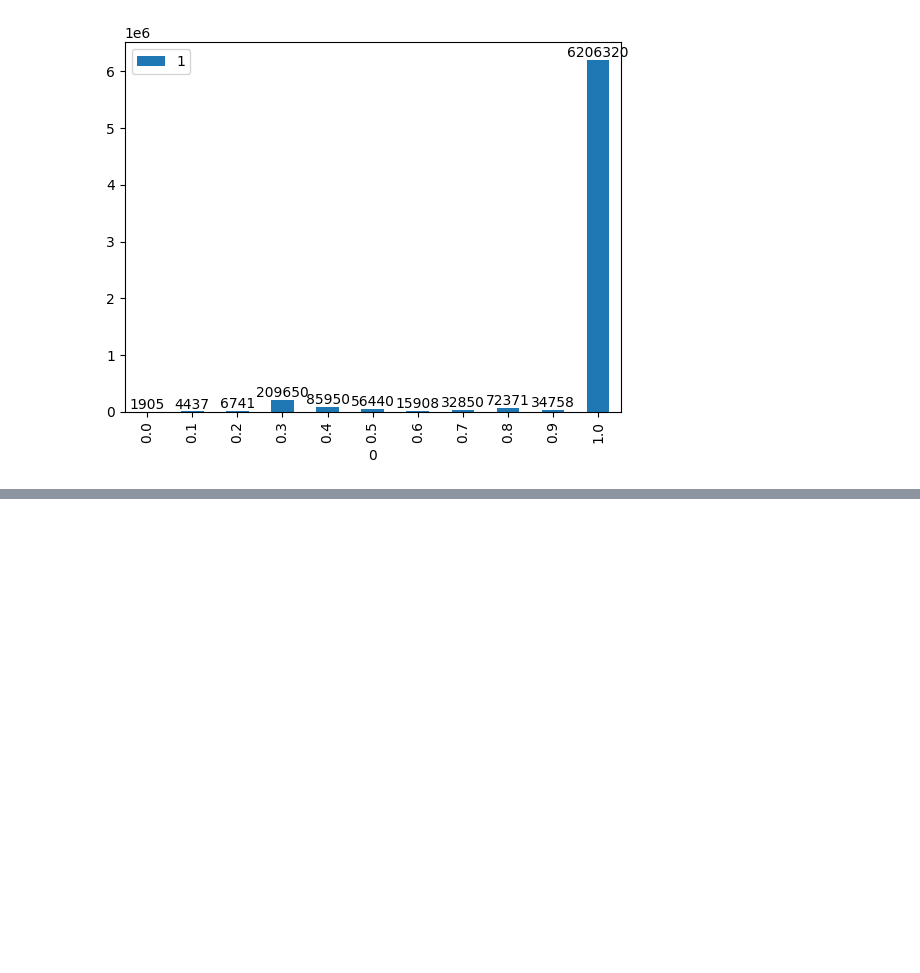
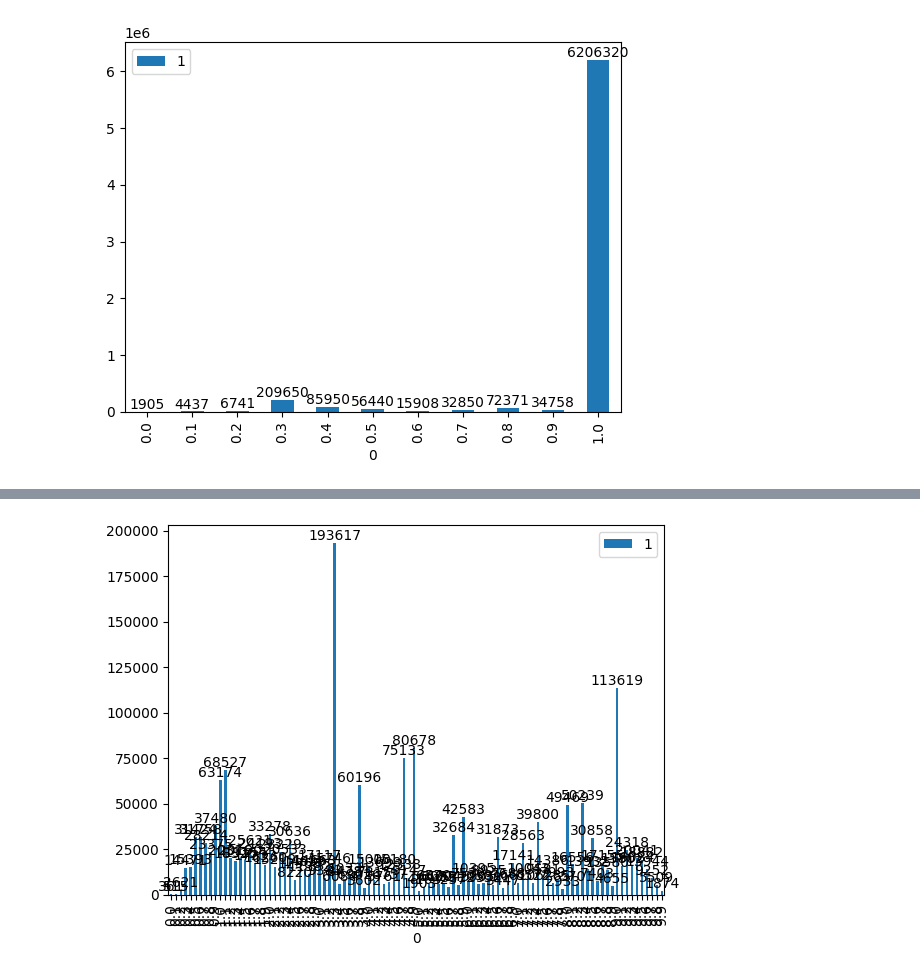
Before and after one commit to frapugna/TableEmbeddingsWithGNNs, a Jupyter notebook: prova.ipynb, the cells around one changed output, grey strips where cells are left out. Saved outputs shown, nothing was run; the diff lists cells and outputs as text; code cells hidden in the pictures; blank space fills up the shorter version.

```diff
--- a/prova.ipynb
+++ b/prova.ipynb
@@ -64,0 +163,22 @@ for p in ax.patches:
+# %%
+def show_samples_distribution(df:pd.DataFrame)->dict:
+    d = {}
+    for i in tqdm(df['table_overlap']):
+        n = i//0.01/10
+        if i == 1:
+            n = 1
+        try:
+            d[n]+=1
+        except:
+            d[n]=1
+    l=[ [k,v] for k,v in d.items()]
+    df_occurrencies = pd.DataFrame(l).sort_values(0)
+    ax = df_occurrencies.plot(x=0, y=1, kind='bar')
+    for p in ax.patches:
+        ax.annotate(str(p.get_height()), (p.get_x() + p.get_width() / 2, p.get_height()),
+                    ha='center', va='bottom')
+    return d
+# %%
+d = show_samples_distribution(df_dirty)
+# %% [output]
+[figure, added]
```
Also changed, not shown: parts of 39 cells of this notebook, 2 other files.
